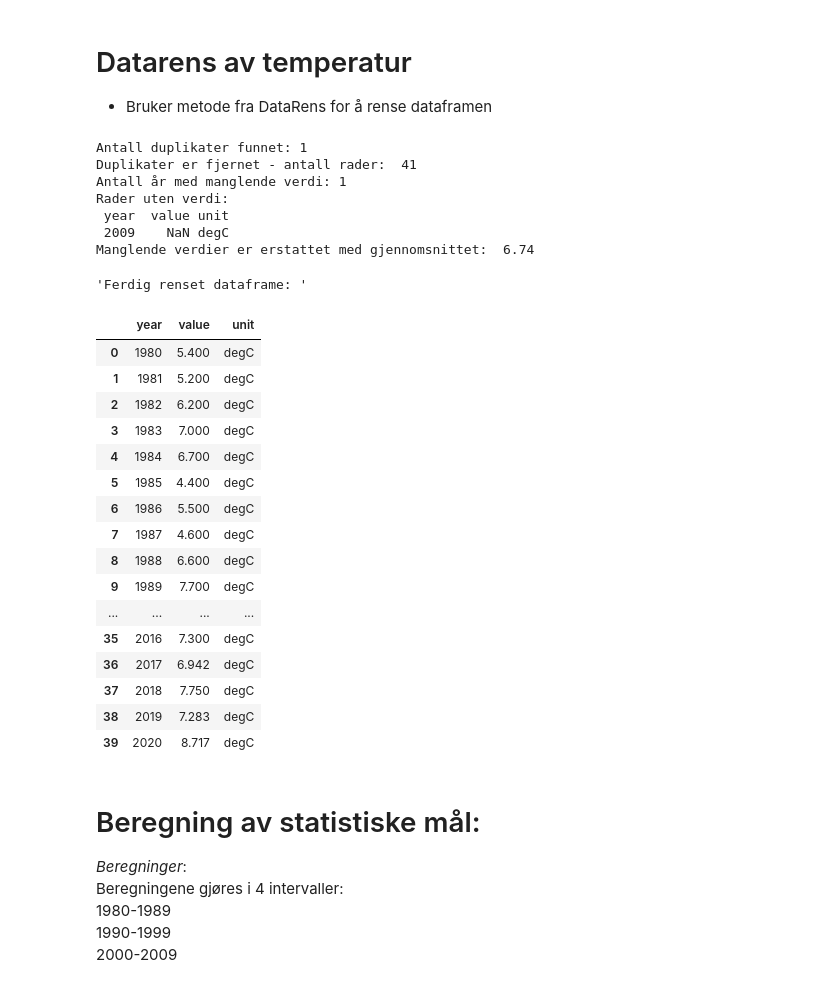
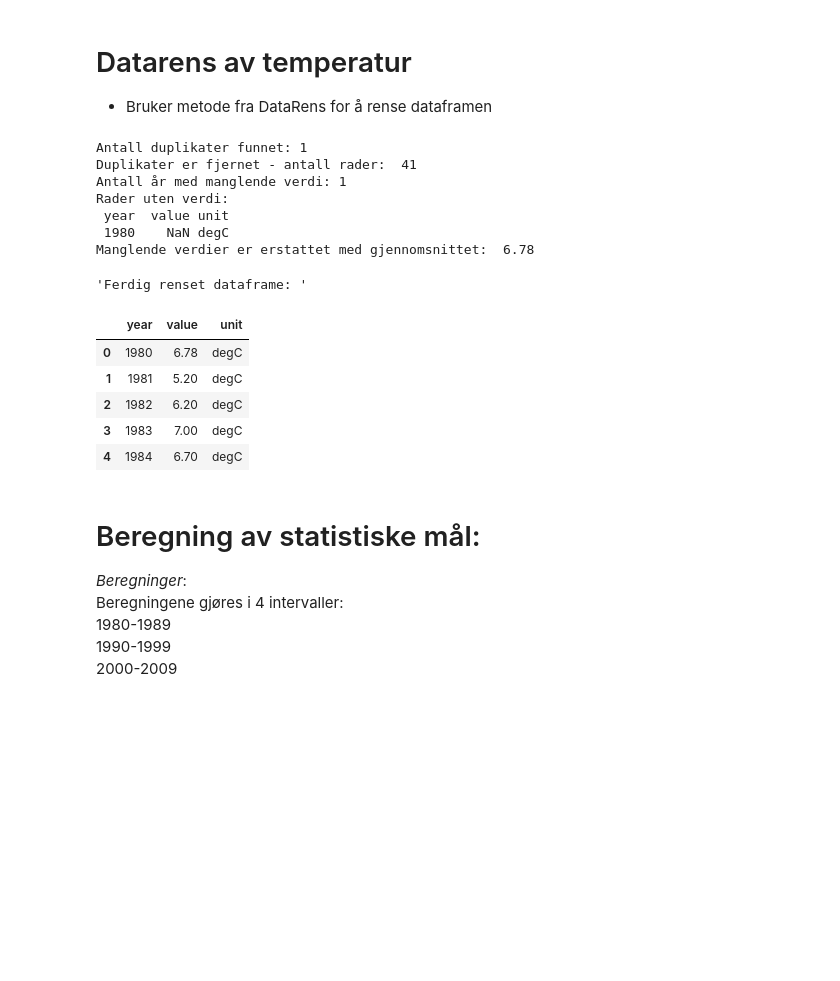
Before and after one commit to hannahnygard/TDT4114-milj.dataanalyse, a Jupyter notebook: proj_environment-main/notebooks/temperatur.ipynb, the cells around one changed output. Cells and saved outputs as stored; diff of their text form; code cells hidden in the pictures; blank space fills up the shorter version.

```diff
--- a/proj_environment-main/notebooks/temperatur.ipynb
+++ b/proj_environment-main/notebooks/temperatur.ipynb
@@ -49,35 +50,24 @@ Totalt antall rader etter duplisering: 42.
 # %%
 # Bruke metode for å rense Dataframen
 df_temp_renset = rens_temp.rens_DataFrame(df_legg_til_duplikater)
 
 # Printer ut renset dataframe av nedbør
-display("Ferdig renset dataframe: ", df_temp_renset)
+display("Ferdig renset dataframe: ", df_temp_renset.head())
 # %% [output]
 Antall duplikater funnet: 1
 Duplikater er fjernet - antall rader:  41
 Antall år med manglende verdi: 1
 Rader uten verdi:
  year  value unit
- 2009    NaN degC
-Manglende verdier er erstattet med gjennomsnittet:  6.74
+ 1980    NaN degC
+Manglende verdier er erstattet med gjennomsnittet:  6.78
 'Ferdig renset dataframe: '
 |  | year | value | unit |
-| 0 | 1980 | 5.400 | degC |
-| 1 | 1981 | 5.200 | degC |
-| 2 | 1982 | 6.200 | degC |
-| 3 | 1983 | 7.000 | degC |
-| 4 | 1984 | 6.700 | degC |
-| 5 | 1985 | 4.400 | degC |
-| 6 | 1986 | 5.500 | degC |
-| 7 | 1987 | 4.600 | degC |
-| 8 | 1988 | 6.600 | degC |
-| 9 | 1989 | 7.700 | degC |
-| ... | ... | ... | ... |
-| 35 | 2016 | 7.300 | degC |
-| 36 | 2017 | 6.942 | degC |
-| 37 | 2018 | 7.750 | degC |
-| 38 | 2019 | 7.283 | degC |
-| 39 | 2020 | 8.717 | degC |
+| 0 | 1980 | 6.78 | degC |
+| 1 | 1981 | 5.20 | degC |
+| 2 | 1982 | 6.20 | degC |
+| 3 | 1983 | 7.00 | degC |
+| 4 | 1984 | 6.70 | degC |
 # %% [markdown]
 # Beregning av statistiske mål:
 *Beregninger*: <br>
```
Also changed, not shown: parts of 7 cells of this notebook.
